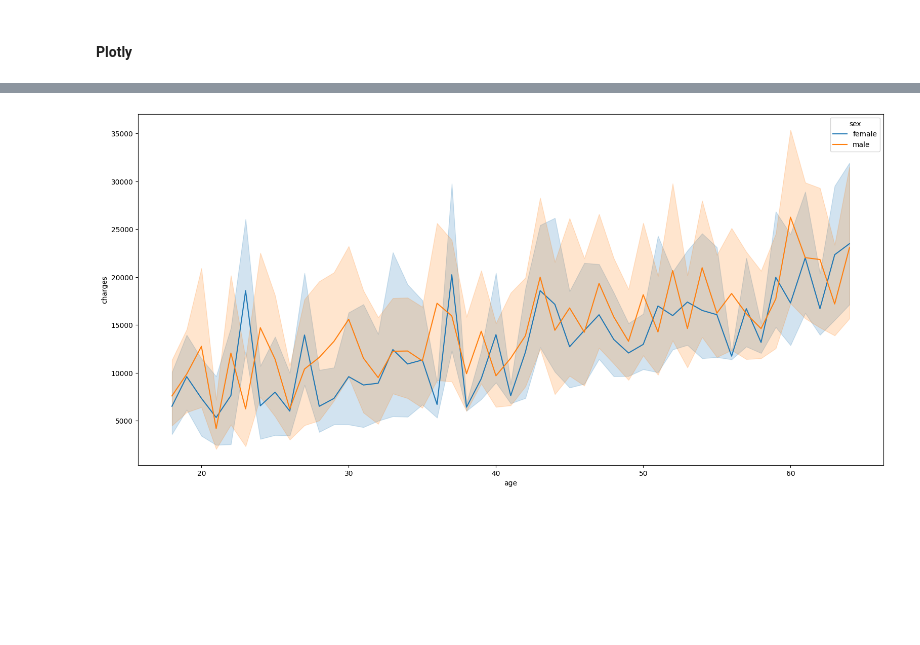
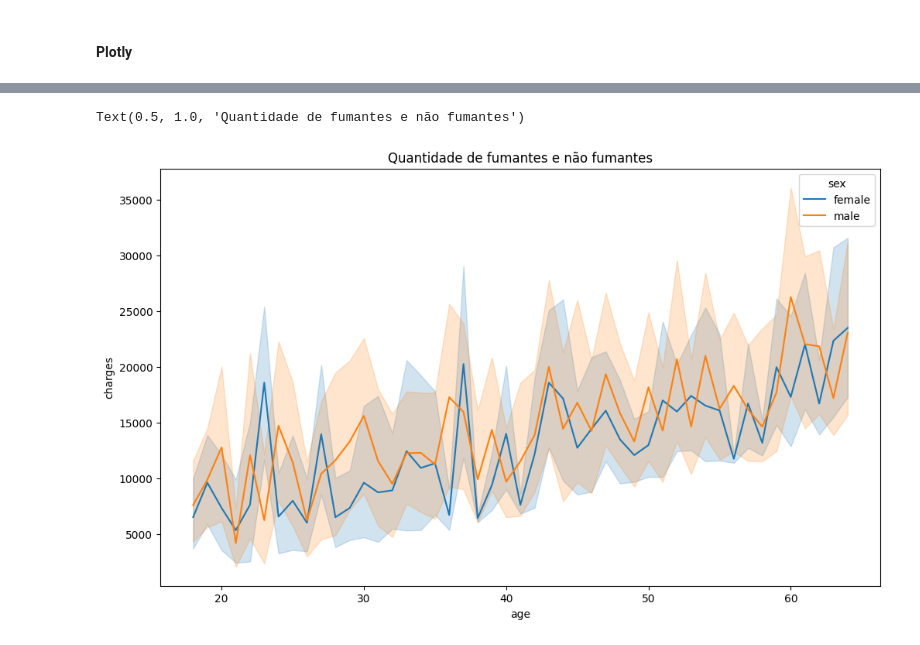
Before and after one commit to devAquino/Medical-Insurance-Analysis, a Jupyter notebook: insurance.ipynb, the cells around one changed output, grey strips where cells are left out. Drawn from its saved outputs; the diff is of its cells as text; code cells hidden in the pictures; blank space fills up the shorter version.

```diff
--- a/insurance.ipynb
+++ b/insurance.ipynb
@@ -160,7 +158,8 @@ ax = ax
 # %%
-plt.figure(figsize= (19, 9))
+plt.figure(figsize= (12, 7))
 ax = sns.lineplot(x = "age", y = "charges", hue = "sex", data = df_seguro)
-# ax.set_xticklabels(rotation = 45)
+ax.set_title('Quantidade de fumantes e não fumantes')
 # %% [output]
+Text(0.5, 1.0, 'Quantidade de fumantes e não fumantes')
-[figure, old version]
+[figure, new version]
 # %%
```
Also changed, not shown: parts of 12 cells of this notebook.
